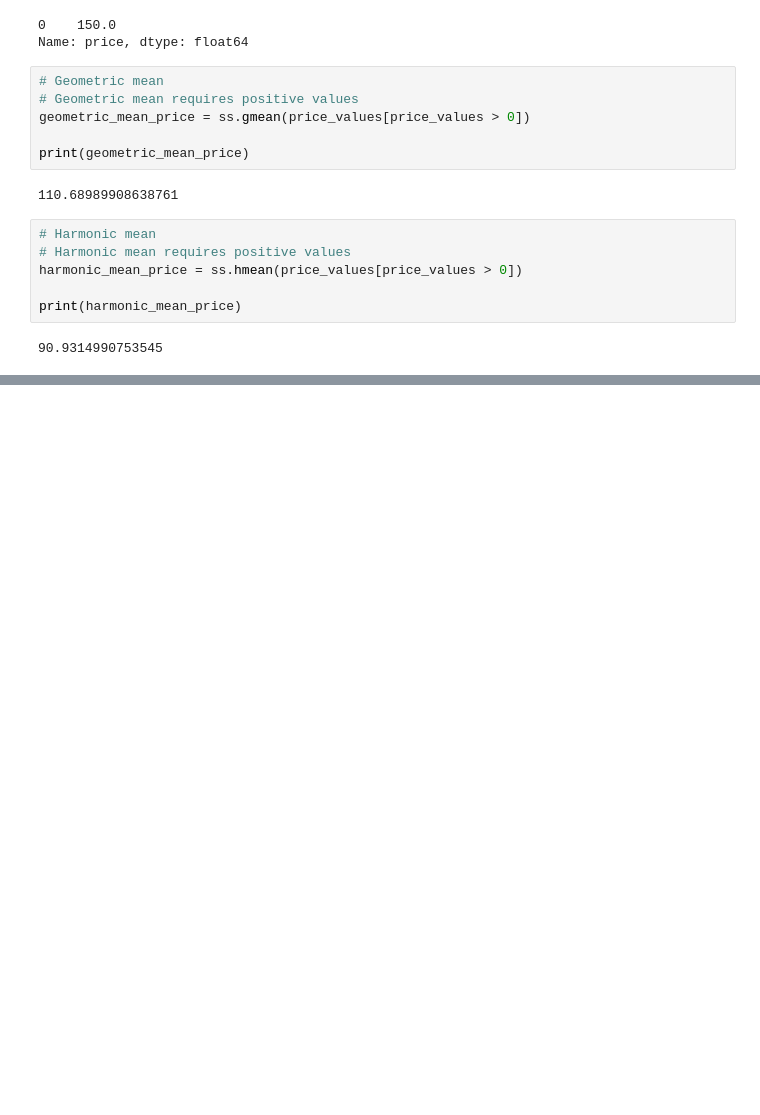
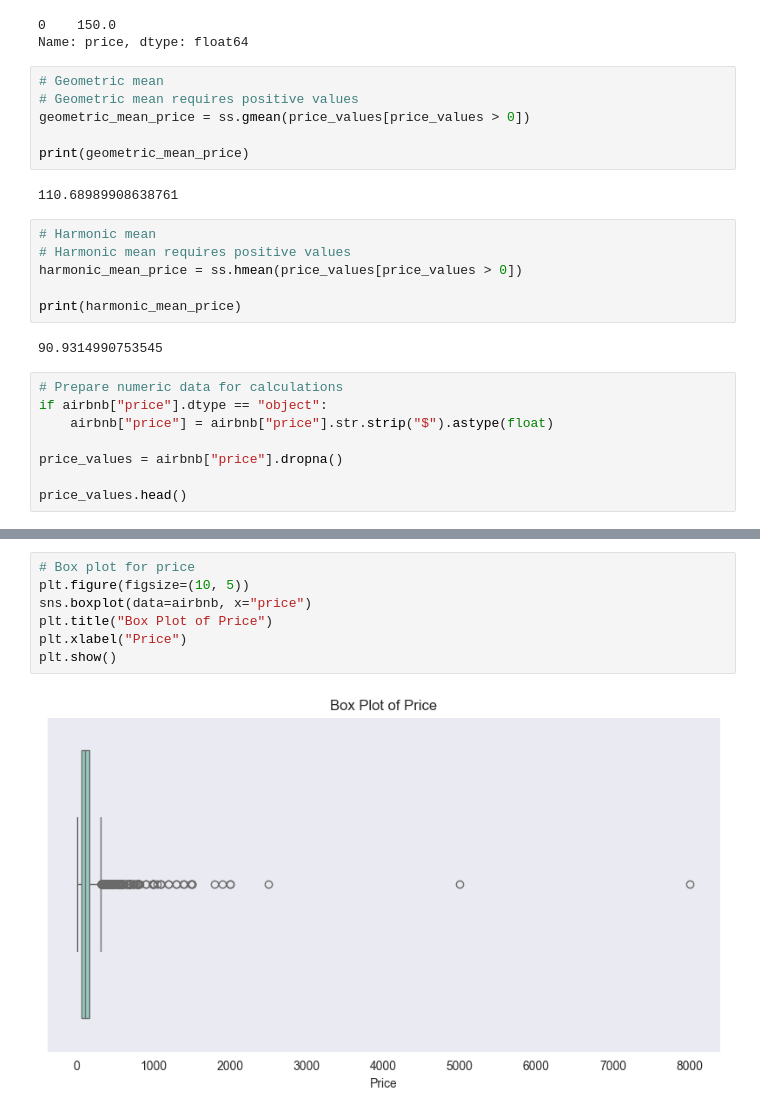
Before and after one commit to xShyen/DataVisualisation, a Jupyter notebook: Kopia_notatnika_Cleaning_Data_in_Python_live_session.ipynb, the cells around one changed output, grey strips where cells are left out. Cells and saved outputs as stored; diff of their text form; blank space fills up the shorter version.

```diff
--- a/Kopia_notatnika_Cleaning_Data_in_Python_live_session.ipynb
+++ b/Kopia_notatnika_Cleaning_Data_in_Python_live_session.ipynb
@@ -928,3 +928,11 @@ harmonic_mean_price = ss.hmean(price_values[price_values > 0])
 print(harmonic_mean_price)
 # %% [output]
 90.9314990753545
+# %%
+# Prepare numeric data for calculations
+if airbnb["price"].dtype == "object":
+    airbnb["price"] = airbnb["price"].str.strip("$").astype(float)
+
+price_values = airbnb["price"].dropna()
+
+price_values.head()
@@ -930,0 +1050,9 @@ print(harmonic_mean_price)
+# %%
+# Box plot for price
+plt.figure(figsize=(10, 5))
+sns.boxplot(data=airbnb, x="price")
+plt.title("Box Plot of Price")
+plt.xlabel("Price")
+plt.show()
+# %% [output]
+[figure, added]
```
Also changed, not shown: parts of 36 cells of this notebook.
